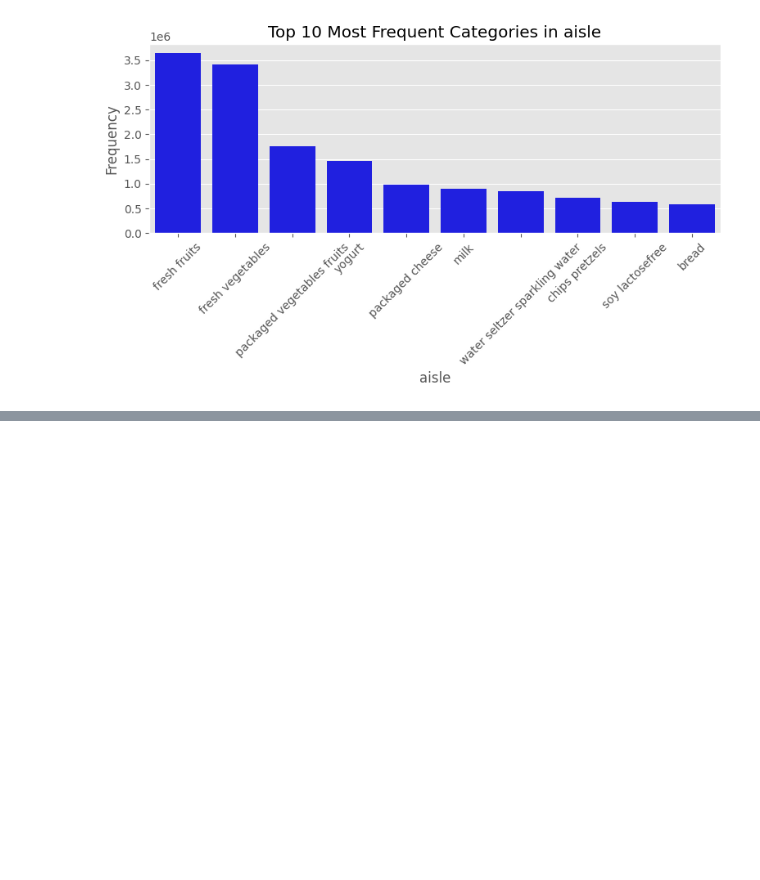
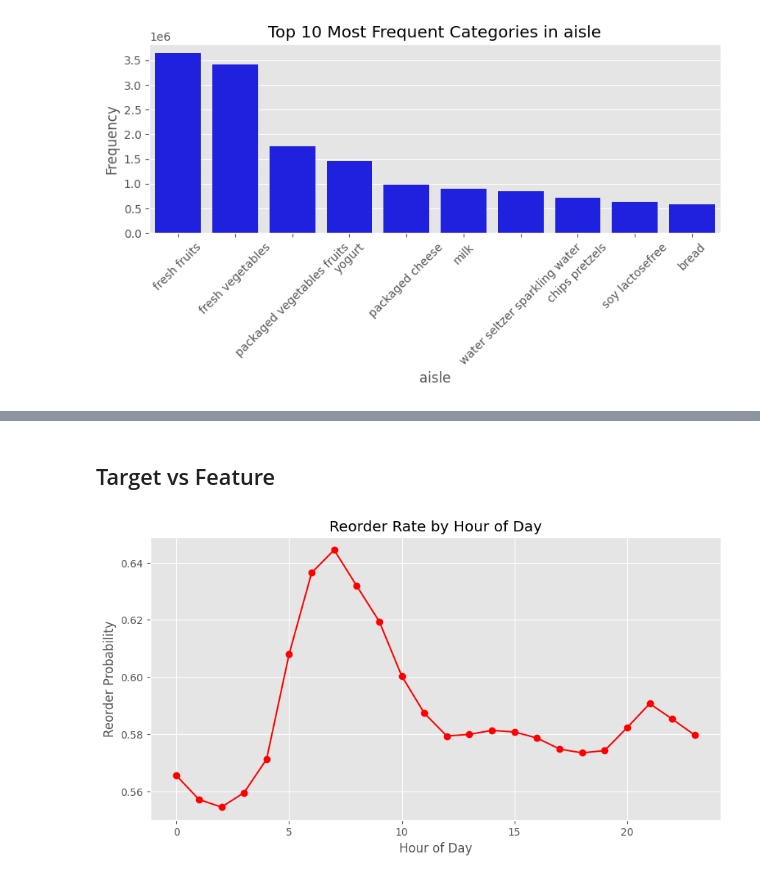
Before and after one commit to mohammed-lafi1035/DS230_final_Project_AE, a Jupyter notebook: Welcome_To_Colab.ipynb, the cells around one changed output, grey strips where cells are left out. Cells and saved outputs as stored; diff of their text form; code cells hidden in the pictures; blank space fills up the shorter version.

```diff
--- a/Welcome_To_Colab.ipynb
+++ b/Welcome_To_Colab.ipynb
@@ -284,0 +315,15 @@ for col in categorical_cols:
+# %% [markdown]
+## Target vs Feature
+# %%
+# حساب متوسط إعادة الطلب لكل ساعة
+hourly_trend = instacart_data.groupby('order_hour_of_day')['reordered'].mean()
+
+plt.figure(figsize=(10, 5))
+hourly_trend.plot(color='red', marker='o')
+plt.title('Reorder Rate by Hour of Day')
+plt.xlabel('Hour of Day')
+plt.ylabel('Reorder Probability')
+plt.grid(True)
+plt.show()
+# %% [output]
+[figure, added]
```
Also changed, not shown: parts of 13 cells of this notebook.
